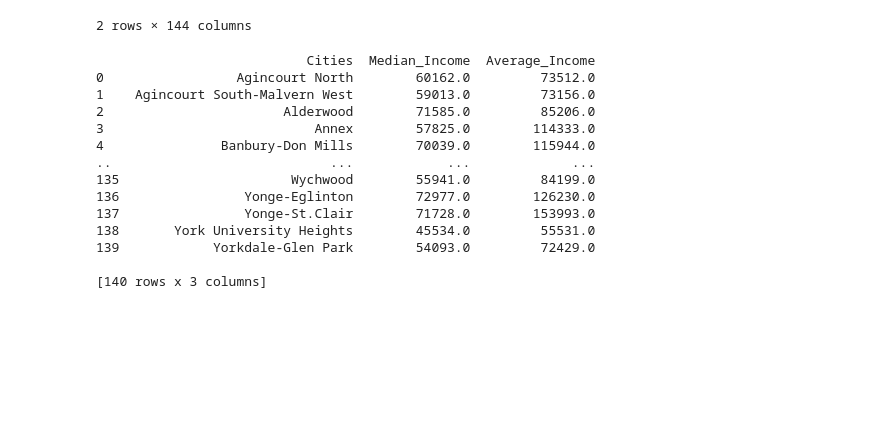
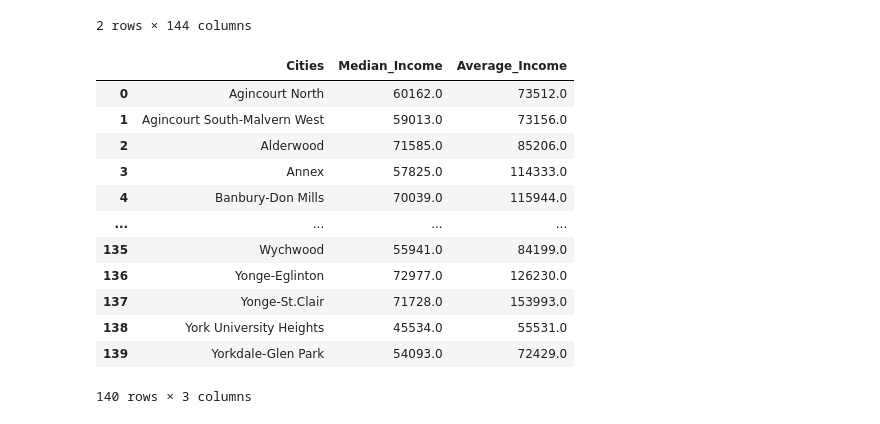
Before and after one commit to saif-gorges/GTA-Crime-and-Income-Analysis, a Jupyter notebook: crime_and_income.ipynb, the cells around one changed output. Cells and saved outputs as stored; diff of their text form; code cells hidden in the pictures; blank space fills up the shorter version.

Commit message:
Crime Income

```diff
--- a/crime_and_income.ipynb
+++ b/crime_and_income.ipynb
@@ -25,25 +25,24 @@ income_df.head()
 # %%
 # Did transpose of all cities columns to 1 single column
 
 transposed_df =income_df.loc[:,'Agincourt North':'Yorkdale-Glen Park']
 cities_data = transposed_df.transpose().reset_index()
 cities_data.columns = ["Cities","Median_Income","Average_Income"]
-print(cities_data)
+cities_data
 # %% [output]
+|  | Cities | Median_Income | Average_Income |
+| 0 | Agincourt North | 60162.0 | 73512.0 |
+| 1 | Agincourt South-Malvern West | 59013.0 | 73156.0 |
+| 2 | Alderwood | 71585.0 | 85206.0 |
+| 3 | Annex | 57825.0 | 114333.0 |
+| 4 | Banbury-Don Mills | 70039.0 | 115944.0 |
+| ... | ... | ... | ... |
+| 135 | Wychwood | 55941.0 | 84199.0 |
+| 136 | Yonge-Eglinton | 72977.0 | 126230.0 |
+| 137 | Yonge-St.Clair | 71728.0 | 153993.0 |
+| 138 | York University Heights | 45534.0 | 55531.0 |
+| 139 | Yorkdale-Glen Park | 54093.0 | 72429.0 |
-                           Cities  Median_Income  Average_Income
-0                 Agincourt North        60162.0         73512.0
-1    Agincourt South-Malvern West        59013.0         73156.0
-2                       Alderwood        71585.0         85206.0
-3                           Annex        57825.0        114333.0
-4               Banbury-Don Mills        70039.0        115944.0
-..                            ...            ...             ...
-135                      Wychwood        55941.0         84199.0
-136                Yonge-Eglinton        72977.0        126230.0
-137                Yonge-St.Clair        71728.0        153993.0
-138       York University Heights        45534.0         55531.0
-139            Yorkdale-Glen Park        54093.0         72429.0
-
-[140 rows x 3 columns]
+140 rows × 3 columns
 # %%
 # Merge with Crime data
 
```
Also changed, not shown: parts of 3 cells of this notebook, 1 other file.
